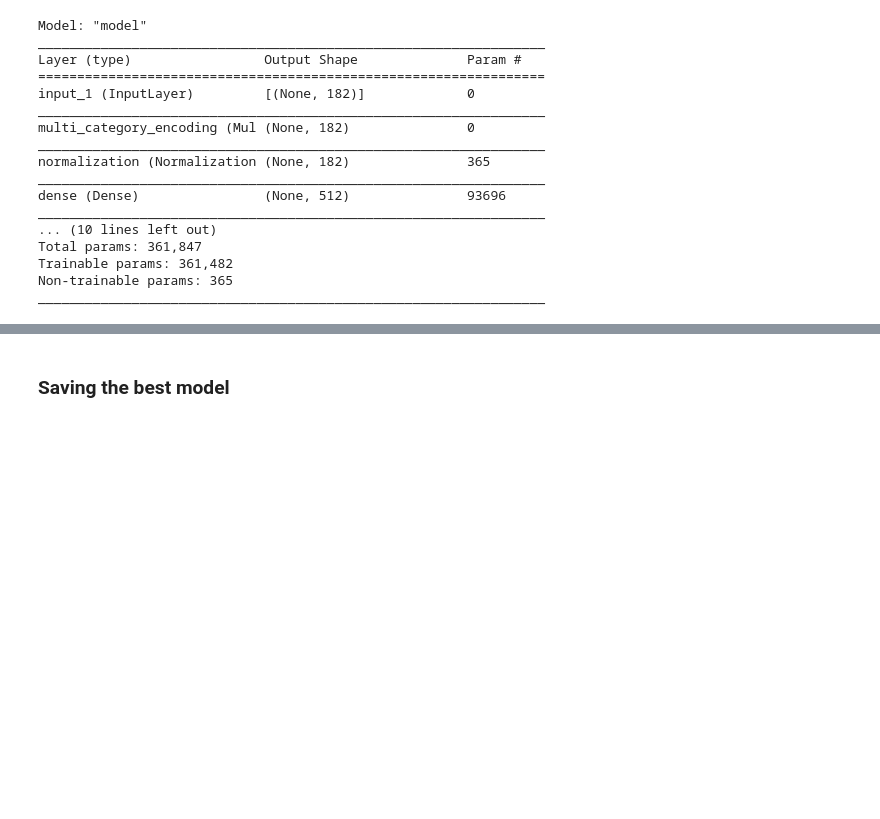
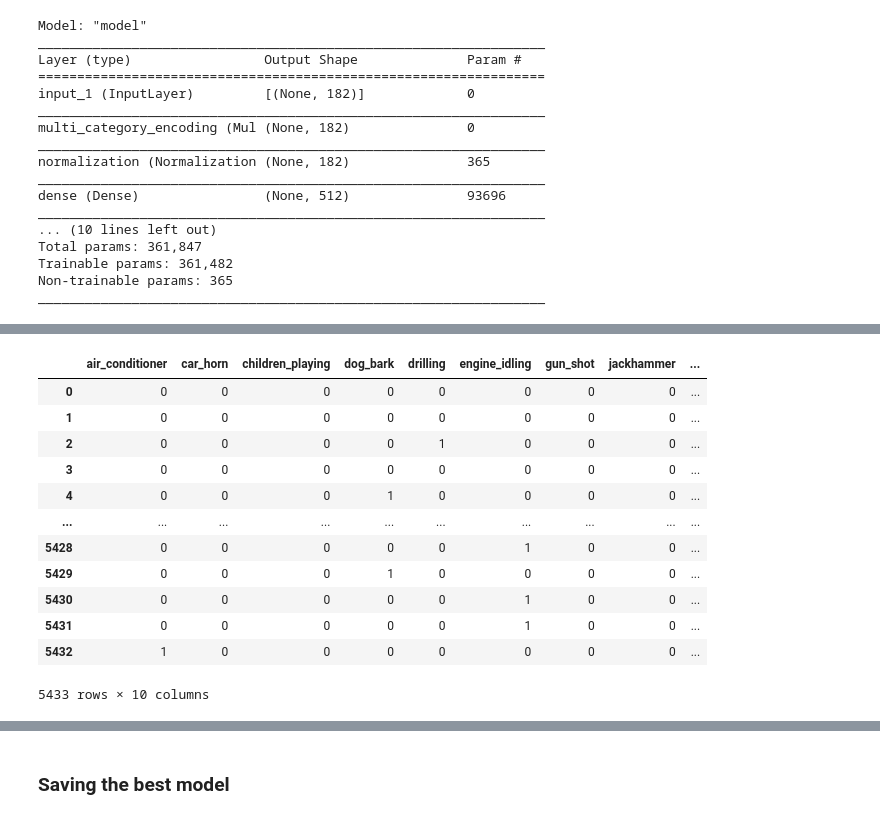
Before and after one commit to ronaldpacheco/Urban-Sound-Classification, a Jupyter notebook: Modeling.ipynb, the cells around one changed output, grey strips where cells are left out. Saved outputs shown, nothing was run; the diff lists cells and outputs as text; code cells hidden in the pictures; blank space fills up the shorter version.

```diff
--- a/Modeling.ipynb
+++ b/Modeling.ipynb
@@ -404,0 +423,16 @@ Accuracy on test data: 94.23%
+# %%
+y
+# %% [output]
+|  | air_conditioner | car_horn | children_playing | dog_bark | drilling | engine_idling | gun_shot | jackhammer | ... |
+| 0 | 0 | 0 | 0 | 0 | 0 | 0 | 0 | 0 | ... |
+| 1 | 0 | 0 | 0 | 0 | 0 | 0 | 0 | 0 | ... |
+| 2 | 0 | 0 | 0 | 0 | 1 | 0 | 0 | 0 | ... |
+| 3 | 0 | 0 | 0 | 0 | 0 | 0 | 0 | 0 | ... |
+| 4 | 0 | 0 | 0 | 1 | 0 | 0 | 0 | 0 | ... |
+| ... | ... | ... | ... | ... | ... | ... | ... | ... | ... |
+| 5428 | 0 | 0 | 0 | 0 | 0 | 1 | 0 | 0 | ... |
+| 5429 | 0 | 0 | 0 | 1 | 0 | 0 | 0 | 0 | ... |
+| 5430 | 0 | 0 | 0 | 0 | 0 | 1 | 0 | 0 | ... |
+| 5431 | 0 | 0 | 0 | 0 | 0 | 1 | 0 | 0 | ... |
+| 5432 | 1 | 0 | 0 | 0 | 0 | 0 | 0 | 0 | ... |
+5433 rows × 10 columns
```
Also changed, not shown: parts of 19 cells of this notebook, 1 other file.
